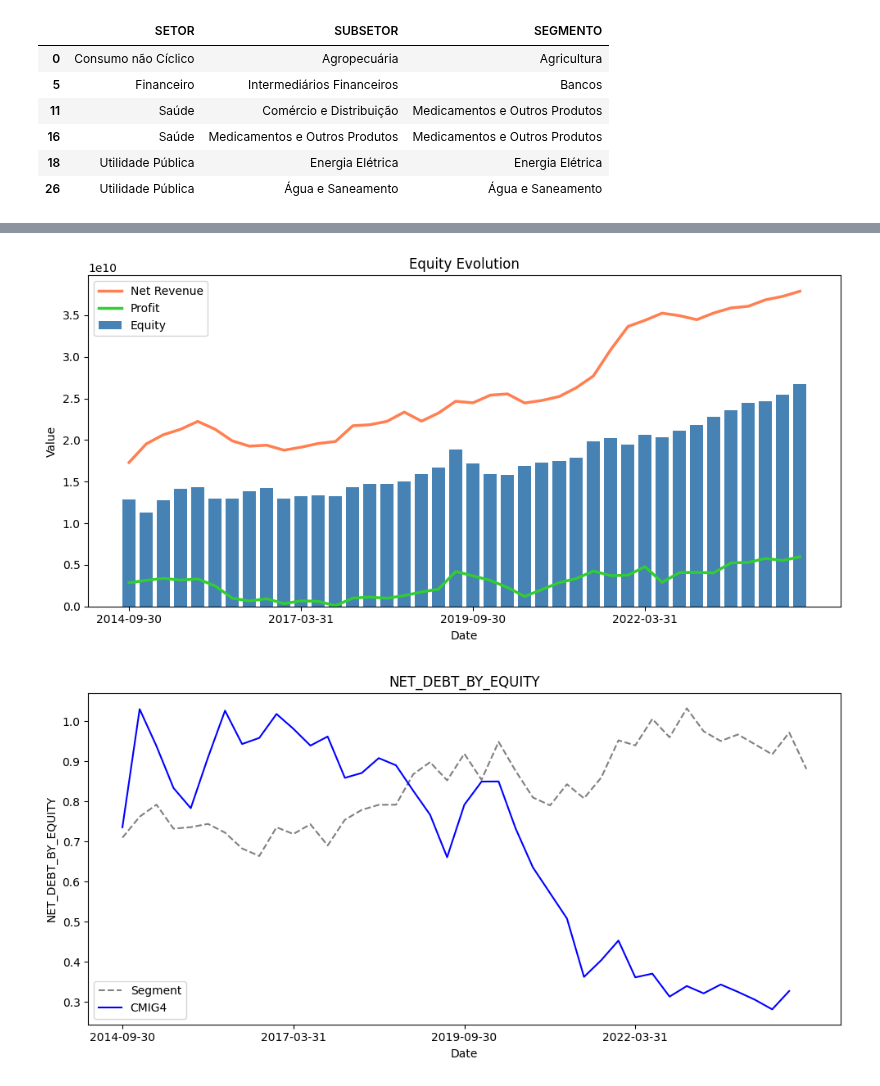
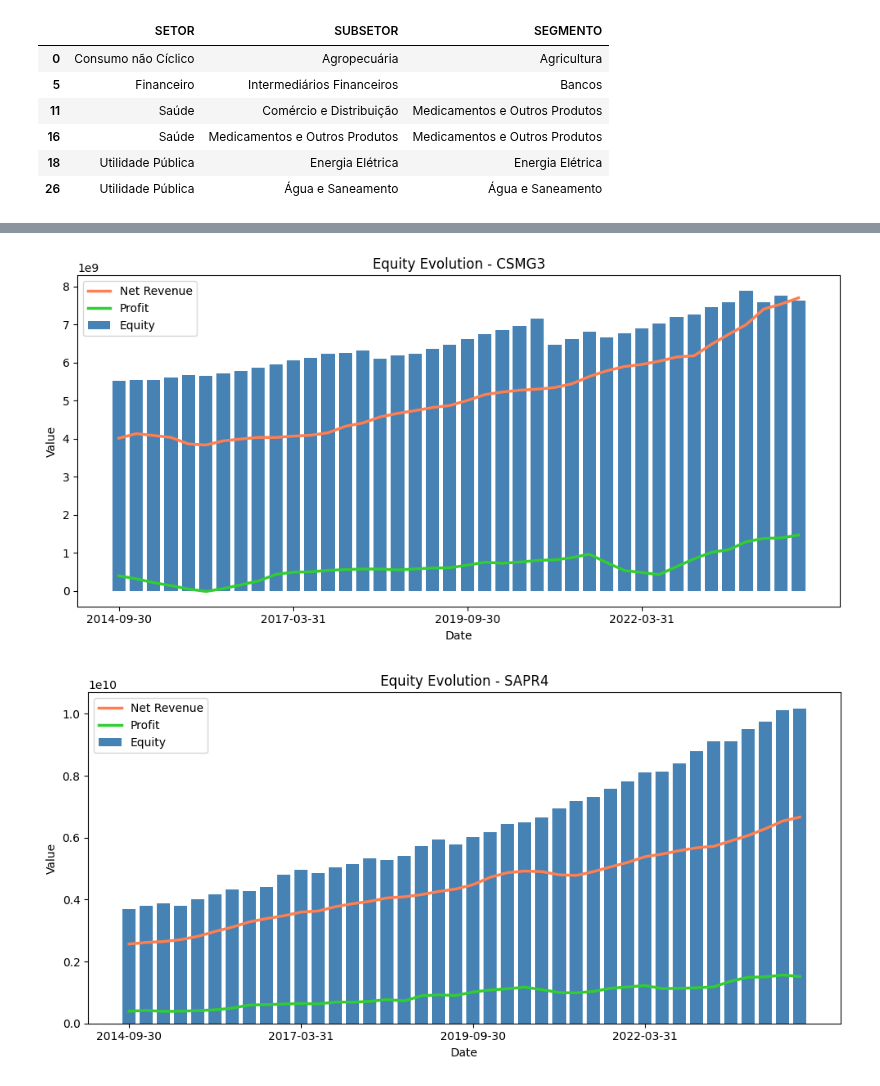
Before and after one commit to boa50/investment-analysis-etl, a Jupyter notebook: analysis/stock-analysis.ipynb, the cells around one changed output, grey strips where cells are left out. Saved outputs shown, nothing was run; the diff lists cells and outputs as text; code cells hidden in the pictures.

Commit message:
Made possible to plot different tickers concurrently

```diff
--- a/analysis/stock-analysis.ipynb
+++ b/analysis/stock-analysis.ipynb
@@ -40,16 +36,18 @@ measures.get_latest_values_by_segmento("Energia Elétrica")
 # %%
-ticker = "CMIG4"
+tickers=["CSMG3", "SAPR4", "SBSP3"]
 show_segment = True
 
-plot.plot_equity_evolution(ticker)
-plot.plot_historical_kpi(ticker, kpi="NET_DEBT_BY_EQUITY", show_segment=show_segment)
-plot.plot_historical_kpi(ticker, kpi="NET_DEBT_BY_EBIT", show_segment=show_segment)
-plot.plot_historical_kpi(ticker, kpi="PROFIT", show_segment=show_segment)
-plot.plot_historical_kpi(ticker, kpi="ROE", show_segment=show_segment)
-plot.plot_historical_kpi(ticker, kpi="CGAR_5_YEARS_PROFIT", show_segment=show_segment)
-plot.plot_historical_kpi(ticker, kpi="DIVIDEND_YIELD", show_segment=show_segment)
-plot.plot_historical_kpi(ticker, kpi="DIVIDEND_PAYOUT", show_segment=show_segment)
-plot.plot_historical_kpi(ticker, kpi="NET_MARGIN", show_segment=show_segment)
+for ticker in tickers:
+    plot.plot_equity_evolution(ticker)
+
+plot.plot_historical_kpi(tickers=tickers, kpi="NET_DEBT_BY_EQUITY", show_segment=show_segment)
+plot.plot_historical_kpi(tickers=tickers, kpi="NET_DEBT_BY_EBIT", show_segment=show_segment)
+plot.plot_historical_kpi(tickers=tickers, kpi="PROFIT", show_segment=show_segment)
+plot.plot_historical_kpi(tickers=tickers, kpi="ROE", show_segment=show_segment)
+plot.plot_historical_kpi(tickers=tickers, kpi="CGAR_5_YEARS_PROFIT", show_segment=show_segment)
+plot.plot_historical_kpi(tickers=tickers, kpi="DIVIDEND_YIELD", show_segment=show_segment)
+plot.plot_historical_kpi(tickers=tickers, kpi="DIVIDEND_PAYOUT", show_segment=show_segment)
+plot.plot_historical_kpi(tickers=tickers, kpi="NET_MARGIN", show_segment=show_segment)
 # %% [output]
-[figure, old version]
+[figure, new version]
-[figure, old version]
+[figure, new version]
```
Also changed, not shown: parts of 5 cells of this notebook, 1 other file.
